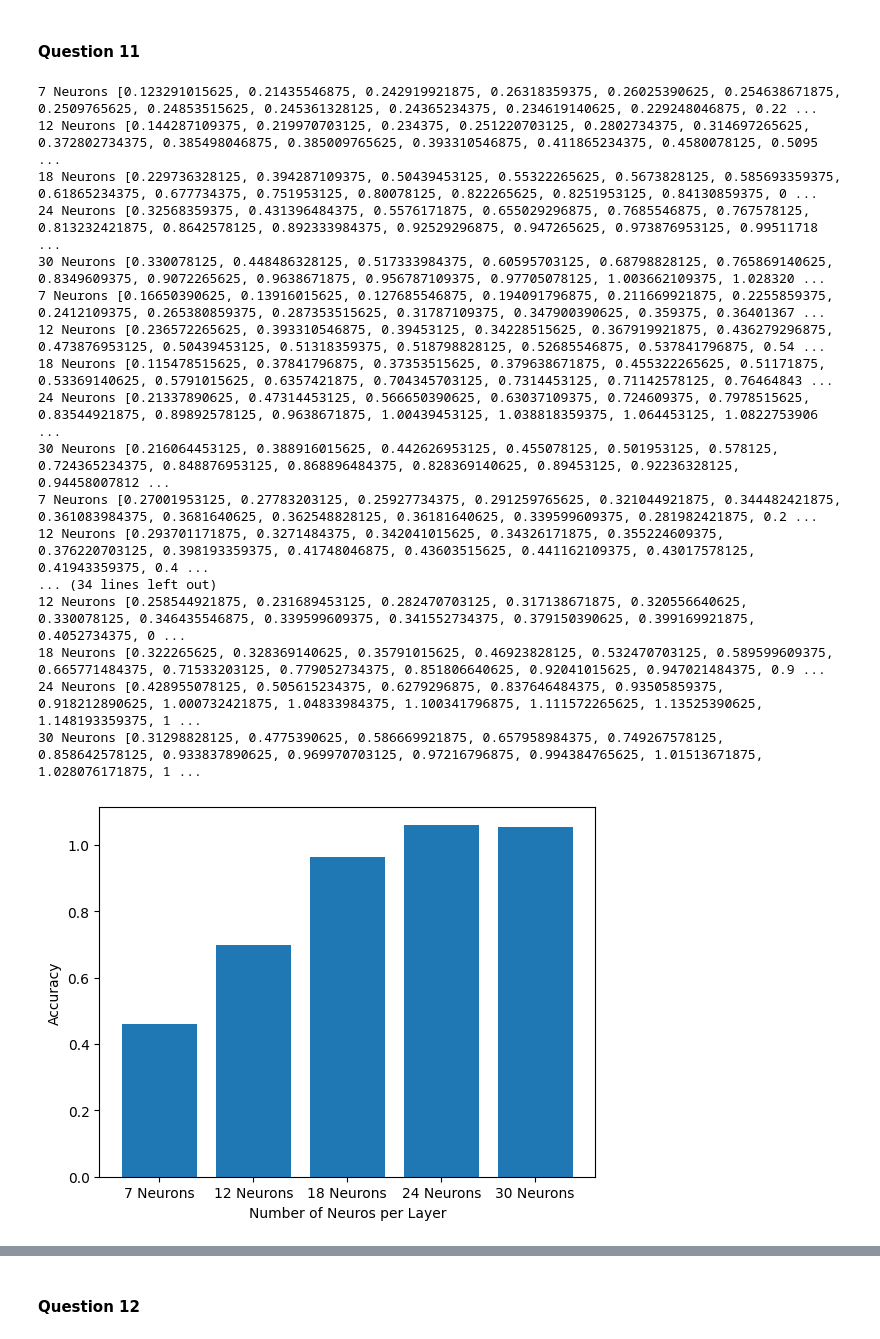
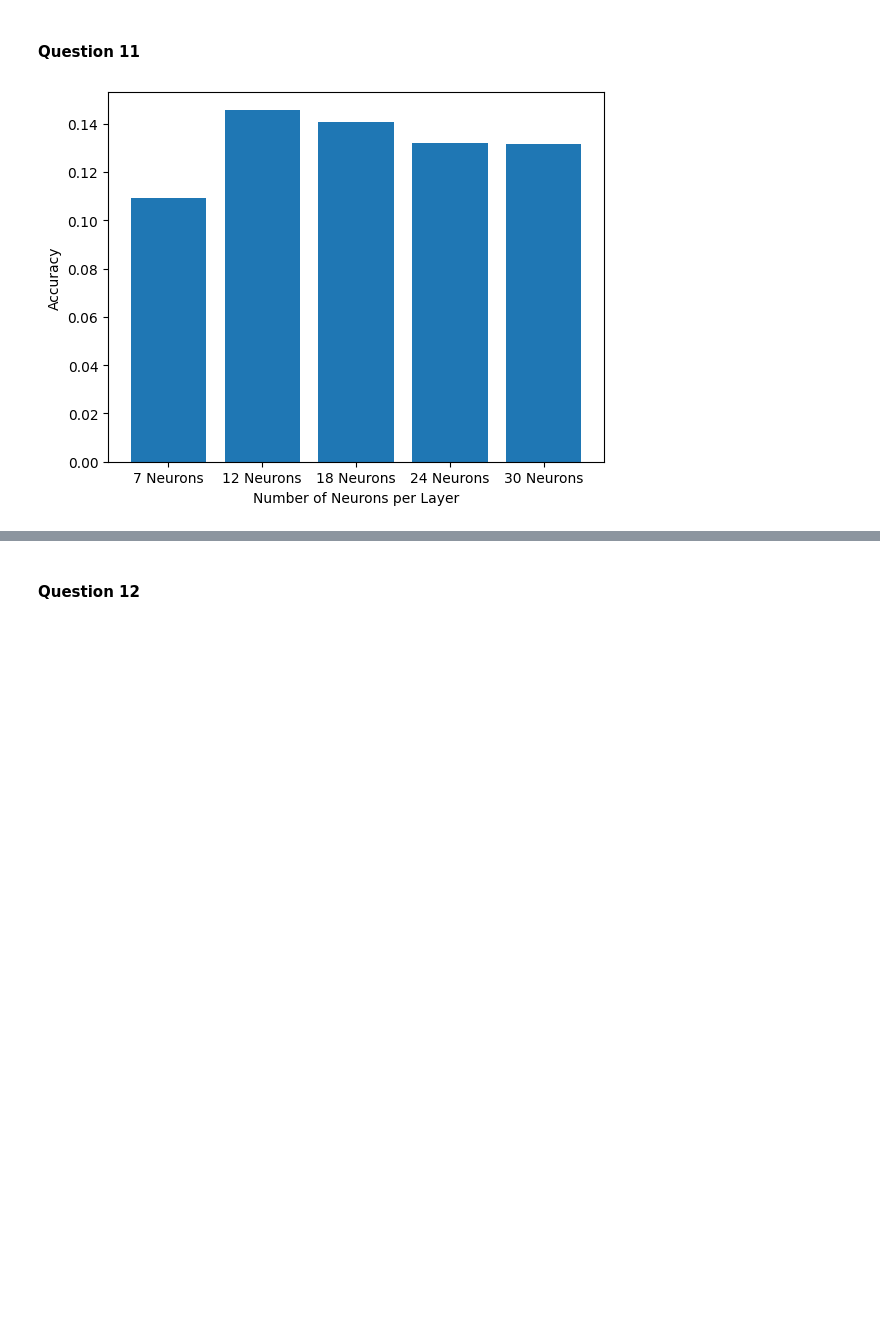
Before and after one commit to daniallegue/ANN-From-Scratch, a Jupyter notebook: Main.ipynb, the cells around one changed output, grey strips where cells are left out. Drawn from its saved outputs; the diff is of its cells as text; code cells hidden in the pictures; blank space fills up the shorter version.

Commit message:
Optimization + Changes to train part and calculation to performance

```diff
--- a/Main.ipynb
+++ b/Main.ipynb
@@ -415,6 +415,7 @@ def train(net, inputs, labels, criterion, lr, epochs):
     for _ in range(epochs):
         epoch_accuracy = 0
         epoch_loss = 0
+        epoch_n_predictions = 0
         for i in range(len(inputs)):
             predictions = net.forward(inputs[i])
             batch_labels = labels[i]
@@ -425,10 +426,12 @@ def train(net, inputs, labels, criterion, lr, epochs):
 
             pred_labels = np.argmax(predictions, axis=1)
             true_labels = np.argmax(batch_labels, axis=1)  # Adjust if `labels` is already not one-hot
-            epoch_accuracy += np.sum(pred_labels == true_labels) / len(batch_labels)
+            assert pred_labels.shape == true_labels.shape
+            epoch_n_predictions += len(pred_labels)
+            epoch_accuracy += np.sum(pred_labels == true_labels)
 
-        accuracies.append(epoch_accuracy / inputs.shape[1])
-        losses.append(epoch_loss / inputs.shape[1])
+        accuracies.append(epoch_accuracy / epoch_n_predictions)
+        losses.append(epoch_loss / len(inputs))
     return losses, accuracies
 # %% [markdown]
 #### Question 7
@@ -436,7 +439,7 @@ def train(net, inputs, labels, criterion, lr, epochs):
 def create_batches(features, targets, batch_length):
 
     num_samples = len(features)
-    remaining = num_samples % 64
+    remaining = num_samples % batch_length
 
     features = features[:-remaining]
     targets = targets[:-remaining]
@@ -446,7 +449,6 @@ def create_batches(features, targets, batch_length):
     batches_features = [features[i * batch_length: (i + 1) * batch_length] for i in range(num_batches)]
     batches_targets = [targets[i * batch_length: (i + 1) * batch_length] for i in range(num_batches)]
 
-
     return batches_features, batches_targets
 # %%
 def divide_data(features, targets, batch_size, split_ratio=0.7):
@@ -483,6 +493,13 @@ y_train.shape
 Since we want unbiased estimates and good performing predictions, we will make a 70/30 split. A 70/30 split provides a reasonable balance between sufficient train and test data, preventing overfitting whilst giving us enough detail about the performance of the model. We have decided to randomly shuffle the data to ensure reproducibility and to make sure the order does not affect performance. We are aware, however, that splitting data using a fixed ratio is not always the best answer possible as there does not exist a one-size-fits-all split, better approaches would include cross validation.
 # %% [markdown]
 #### Question 8
+# %%
+def performance(performance_network: Network, performance_X_test, performance_Y_test):
+    # Make predictions of test data
+    performance_predictions = np.argmax(performance_network.forward(performance_X_test.T), axis=1)
+
+    # Compare predictions with actual labels and return that
+    return np.sum(performance_predictions == np.argmax(performance_Y_test)) / len(performance_Y_test)
 # %%
 def calc_accuracy(predictions, truth):
     assert(predictions.shape == truth.shape)
@@ -568,50 +585,36 @@ for epoch in range(optimization_epochs):
     layers_7 = [Linear(10, 7, init_funct, relu), Linear(7, 7, init_funct, relu), Linear(7, 7, init_funct, relu), Linear(7, 7, init_funct, relu), Linear(7, 7, init_funct, softmax)]
     layers_12 = [Linear(10, 12, init_funct, relu), Linear(12, 12, init_funct, relu), Linear(12, 12, init_funct, relu), Linear(12, 12, init_funct, relu), Linear(12, 7, init_funct, softmax)]
     layers_18 = [Linear(10, 18, init_funct, relu), Linear(18, 18, init_funct, relu), Linear(18, 18, init_funct, relu), Linear(18, 18, init_funct, relu), Linear(18, 7, init_funct, softmax)]
     layers_24 = [Linear(10, 24, init_funct, relu), Linear(24, 24, init_funct, relu), Linear(24, 24, init_funct, relu), Linear(24, 24, init_funct, relu), Linear(24, 7, init_funct, softmax)]
     layers_30 = [Linear(10, 30, init_funct, relu), Linear(30, 30, init_funct, relu), Linear(30, 30, init_funct, relu), Linear(30, 30, init_funct, relu), Linear(30, 7, init_funct, softmax)]
 
     # Create the networks
     network_7_hidden_layers = Network(layers_7)
     network_12_hidden_layers = Network(layers_12)
     network_18_hidden_layers = Network(layers_18)
     network_24_hidden_layers = Network(layers_24)
     network_30_hidden_layers = Network(layers_30)
 
     # Add all networks to array for convenience
     networks = [('7 Neurons', network_7_hidden_layers),
                 ('12 Neurons', network_12_hidden_layers),
                 ('18 Neurons', network_18_hidden_layers),
                 ('24 Neurons', network_24_hidden_layers),
                 ('30 Neurons', network_30_hidden_layers)]
 
     # Evaluate each networks performance and store them for future analysis
     for opt_name, opt_network in networks:
         # Train to get losses and accuracies
-        opt_loss, opt_acc = train(opt_network, X_train, y_train, loss, 0.001, epochs)
-        optimization_performances[opt_name] += np.mean(opt_acc, axis=0) / optimization_epochs
+        opt_loss, opt_acc = train(opt_network, X_train, y_train, loss, 0.001, 50)
+        # Evaluate network in test set
+        perf = performance(opt_network, X_test, y_test)
+        # Save result and divide by number of times we run the
+        optimization_performances[opt_name] += perf / optimization_epochs
 
 # Plot the calculated performances
 plt.bar(optimization_performances.keys(), optimization_performances.values())
 plt.xlabel('Number of Neurons per Layer')
 plt.ylabel('Accuracy')
 plt.show()
 # %% [output]
-7 Neurons [0.123291015625, 0.21435546875, 0.242919921875, 0.26318359375, 0.26025390625, 0.254638671875, 0.2509765625, 0.24853515625, 0.245361328125, 0.24365234375, 0.234619140625, 0.229248046875, 0.22 ...
-12 Neurons [0.144287109375, 0.219970703125, 0.234375, 0.251220703125, 0.2802734375, 0.314697265625, 0.372802734375, 0.385498046875, 0.385009765625, 0.393310546875, 0.411865234375, 0.4580078125, 0.5095 ...
-18 Neurons [0.229736328125, 0.394287109375, 0.50439453125, 0.55322265625, 0.5673828125, 0.585693359375, 0.61865234375, 0.677734375, 0.751953125, 0.80078125, 0.822265625, 0.8251953125, 0.84130859375, 0 ...
-24 Neurons [0.32568359375, 0.431396484375, 0.5576171875, 0.655029296875, 0.7685546875, 0.767578125, 0.813232421875, 0.8642578125, 0.892333984375, 0.92529296875, 0.947265625, 0.973876953125, 0.99511718 ...
-30 Neurons [0.330078125, 0.448486328125, 0.517333984375, 0.60595703125, 0.68798828125, 0.765869140625, 0.8349609375, 0.9072265625, 0.9638671875, 0.956787109375, 0.97705078125, 1.003662109375, 1.028320 ...
-7 Neurons [0.16650390625, 0.13916015625, 0.127685546875, 0.194091796875, 0.211669921875, 0.2255859375, 0.2412109375, 0.265380859375, 0.287353515625, 0.31787109375, 0.347900390625, 0.359375, 0.36401367 ...
-12 Neurons [0.236572265625, 0.393310546875, 0.39453125, 0.34228515625, 0.367919921875, 0.436279296875, 0.473876953125, 0.50439453125, 0.51318359375, 0.518798828125, 0.52685546875, 0.537841796875, 0.54 ...
-18 Neurons [0.115478515625, 0.37841796875, 0.37353515625, 0.379638671875, 0.455322265625, 0.51171875, 0.53369140625, 0.5791015625, 0.6357421875, 0.704345703125, 0.7314453125, 0.71142578125, 0.76464843 ...
-24 Neurons [0.21337890625, 0.47314453125, 0.566650390625, 0.63037109375, 0.724609375, 0.7978515625, 0.83544921875, 0.89892578125, 0.9638671875, 1.00439453125, 1.038818359375, 1.064453125, 1.0822753906 ...
-30 Neurons [0.216064453125, 0.388916015625, 0.442626953125, 0.455078125, 0.501953125, 0.578125, 0.724365234375, 0.848876953125, 0.868896484375, 0.828369140625, 0.89453125, 0.92236328125, 0.94458007812 ...
-7 Neurons [0.27001953125, 0.27783203125, 0.25927734375, 0.291259765625, 0.321044921875, 0.344482421875, 0.361083984375, 0.3681640625, 0.362548828125, 0.36181640625, 0.339599609375, 0.281982421875, 0.2 ...
-12 Neurons [0.293701171875, 0.3271484375, 0.342041015625, 0.34326171875, 0.355224609375, 0.376220703125, 0.398193359375, 0.41748046875, 0.43603515625, 0.441162109375, 0.43017578125, 0.41943359375, 0.4 ...
-... (34 lines left out)
-12 Neurons [0.258544921875, 0.231689453125, 0.282470703125, 0.317138671875, 0.320556640625, 0.330078125, 0.346435546875, 0.339599609375, 0.341552734375, 0.379150390625, 0.399169921875, 0.4052734375, 0 ...
-18 Neurons [0.322265625, 0.328369140625, 0.35791015625, 0.46923828125, 0.532470703125, 0.589599609375, 0.665771484375, 0.71533203125, 0.779052734375, 0.851806640625, 0.92041015625, 0.947021484375, 0.9 ...
-24 Neurons [0.428955078125, 0.505615234375, 0.6279296875, 0.837646484375, 0.93505859375, 0.918212890625, 1.000732421875, 1.04833984375, 1.100341796875, 1.111572265625, 1.13525390625, 1.148193359375, 1 ...
-30 Neurons [0.31298828125, 0.4775390625, 0.586669921875, 0.657958984375, 0.749267578125, 0.858642578125, 0.933837890625, 0.969970703125, 0.97216796875, 0.994384765625, 1.01513671875, 1.028076171875, 1 ...
-[figure, old version]
+[figure, new version]
```
Also changed, not shown: parts of 7 cells of this notebook.
